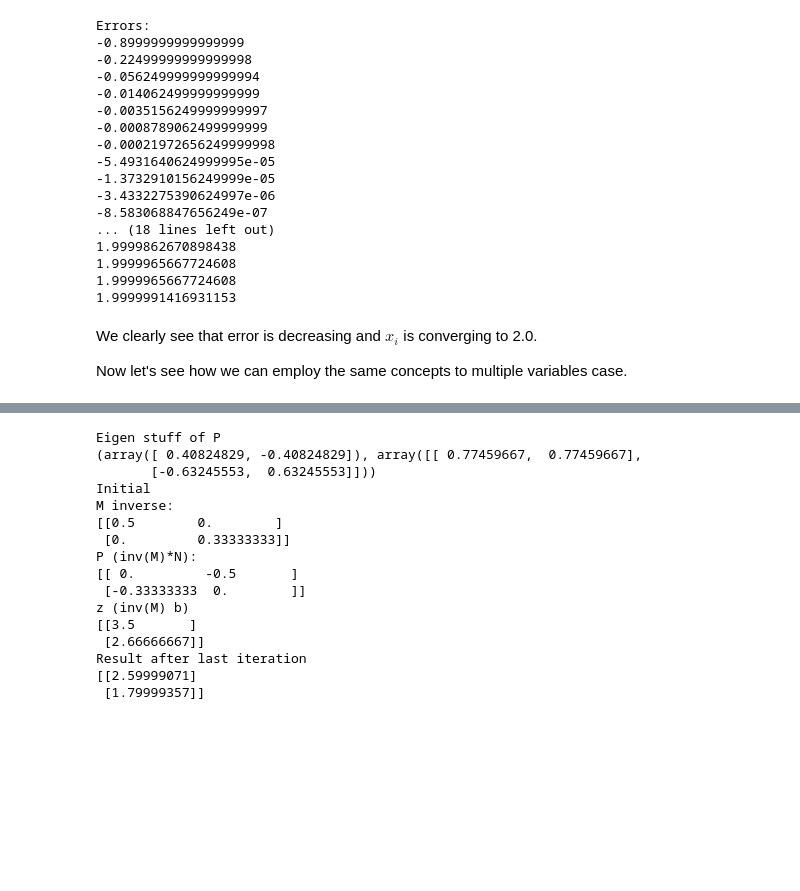
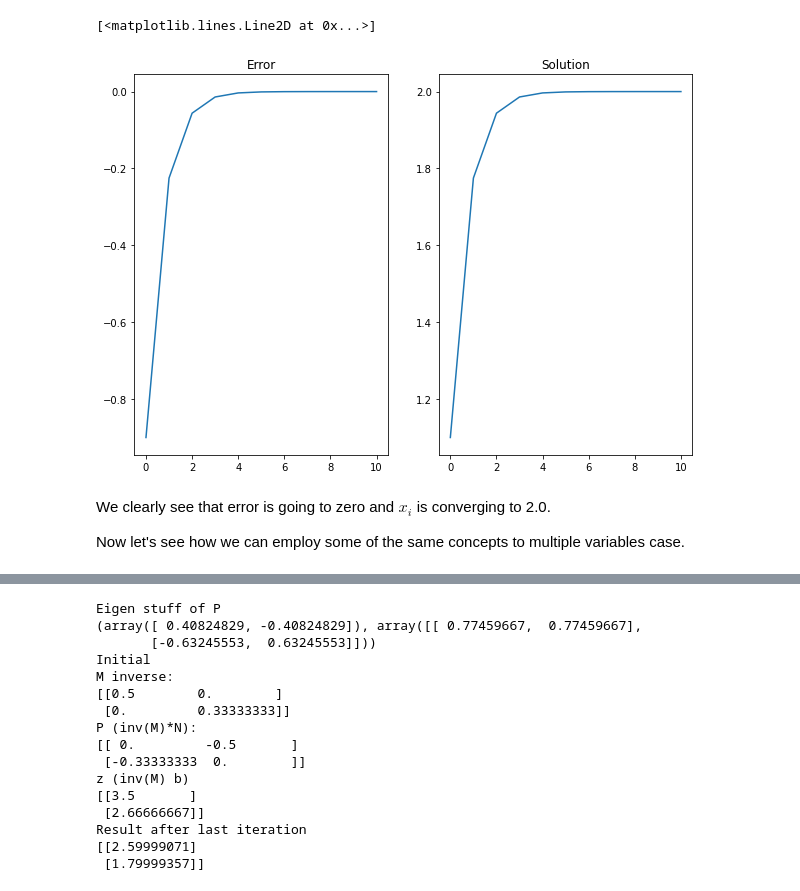
Before and after one commit to saibaba/fastpages, a Jupyter notebook: _notebooks/2021-07-28-IterativeMethodsForSolvingLinearSystemOfEquations.ipynb, the cells around one changed output, grey strips where cells are left out. Drawn from its saved outputs; the diff is of its cells as text; code cells hidden in the pictures; blank space fills up the shorter version.

```diff
--- a/_notebooks/2021-07-28-IterativeMethodsForSolvingLinearSystemOfEquations.ipynb
+++ b/_notebooks/2021-07-28-IterativeMethodsForSolvingLinearSystemOfEquations.ipynb
@@ -137,59 +139,53 @@ Let's continue this for few iterations and see where it takes us:
 # %%
+import matplotlib.pyplot as plt
+import numpy as np
+
+%matplotlib inline
+
 B = -1
 M = 4
 
 P = 0.25
 z = 1.5
 
 x0 = 1.1  # random starting point
 
 # Note that x (the actual value) is used only for error analysis
 x = 2
 
 e0 = x0-x
-
-e = [e0]
-
+el = [e0]
 ec = e0
 
 xl = [x0]
-
 xc = x0
 
 for i in range(10):
     en = P * ec
-    e.append(en)
+    el.append(en)
     ec = en
-    xl.append(xc)
     xn = P * xc + z
     xl.append(xn)
     xc = xn
-print("Errors:")
-print("\n".join([str(ei) for ei in e]))
-print("Value of x in each iteration:")
-print("\n".join([str(xi) for xi in xl]))
+
+fig = plt.figure(figsize=(10, 7))
+
+err_ax = fig.add_subplot(121)
+sol_ax = fig.add_subplot(122)
+
+
+err_ax.set_title('Error')
+err_ax.plot(np.arange(len(el)), el)
+
+sol_ax.set_title('Solution')
+sol_ax.plot(np.arange(len(xl)), xl)
 # %% [output]
-Errors:
--0.8999999999999999
--0.22499999999999998
--0.056249999999999994
--0.014062499999999999
--0.0035156249999999997
--0.0008789062499999999
--0.00021972656249999998
--5.4931640624999995e-05
--1.3732910156249999e-05
--3.4332275390624997e-06
--8.583068847656249e-07
-... (18 lines left out)
-1.9999862670898438
-1.9999965667724608
-1.9999965667724608
-1.9999991416931153
+[<matplotlib.lines.Line2D at 0x...>]
+[figure, added]
 # %% [markdown]
-We clearly see that error is decreasing and $x_i$ is converging to 2.0.
+We clearly see that error is going to zero and $x_i$ is converging to 2.0.
 
-Now let's see how we can employ the same concepts to multiple variables case.
+Now let's see how we can employ some of the same concepts to multiple variables case.
 # %% [markdown]
 Extrapolate above to multiple variable (matrix) case
 ---
```
Also changed, not shown: parts of 7 cells of this notebook.
